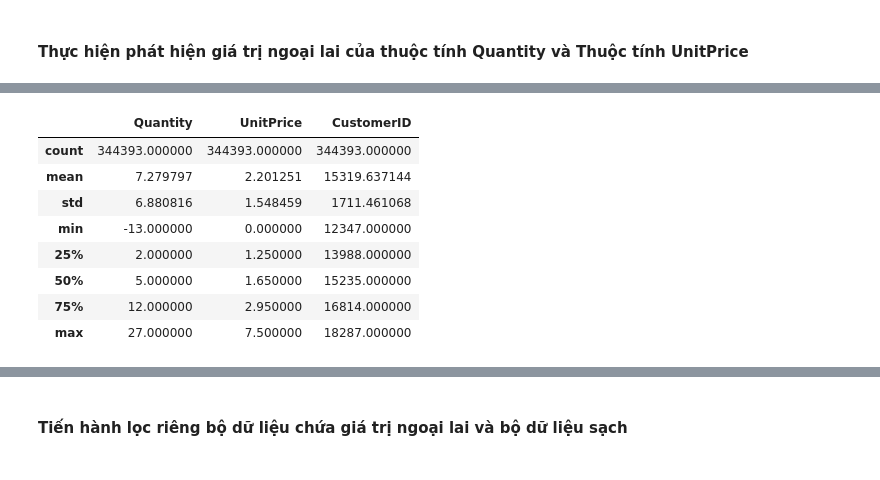
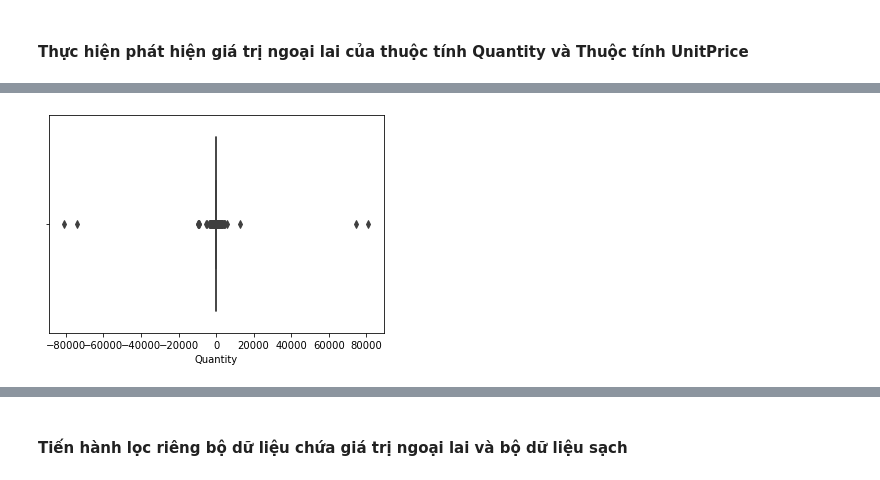
Before and after one commit to ThanhTayts/Data-Analyst, a Jupyter notebook: online_Retail_Preprocessing.ipynb, the cells around one changed output, grey strips where cells are left out. Cells and saved outputs as stored; diff of their text form; code cells hidden in the pictures.

```diff
--- a/online_Retail_Preprocessing.ipynb
+++ b/online_Retail_Preprocessing.ipynb
@@ -138,12 +104,4 @@ df2.boxplot()
-# %%
-df2.describe()
-# %% [output]
-|  | Quantity | UnitPrice | CustomerID |
-| count | 344393.000000 | 344393.000000 | 344393.000000 |
-| mean | 7.279797 | 2.201251 | 15319.637144 |
-| std | 6.880816 | 1.548459 | 1711.461068 |
-| min | -13.000000 | 0.000000 | 12347.000000 |
-| 25% | 2.000000 | 1.250000 | 13988.000000 |
-| 50% | 5.000000 | 1.650000 | 15235.000000 |
-| 75% | 12.000000 | 2.950000 | 16814.000000 |
-| max | 27.000000 | 7.500000 | 18287.000000 |
+# %%
+sns.boxplot(df['Quantity']);
+# %% [output]
+[figure, added]
```
Also changed, not shown: parts of 53 cells of this notebook, 1 other file.
